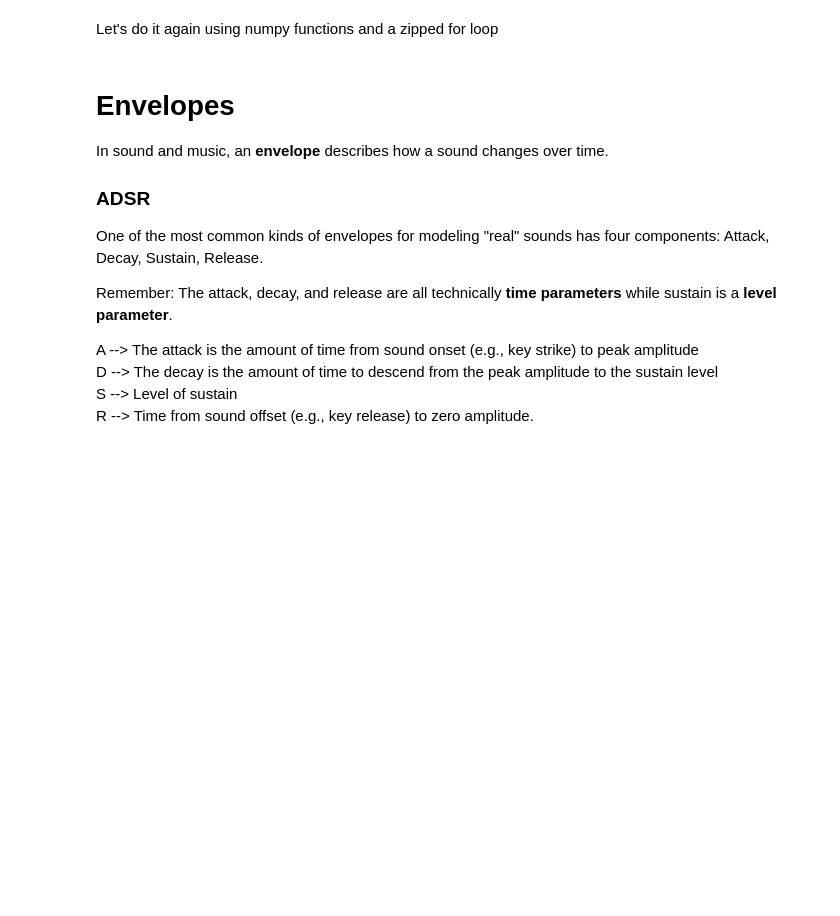
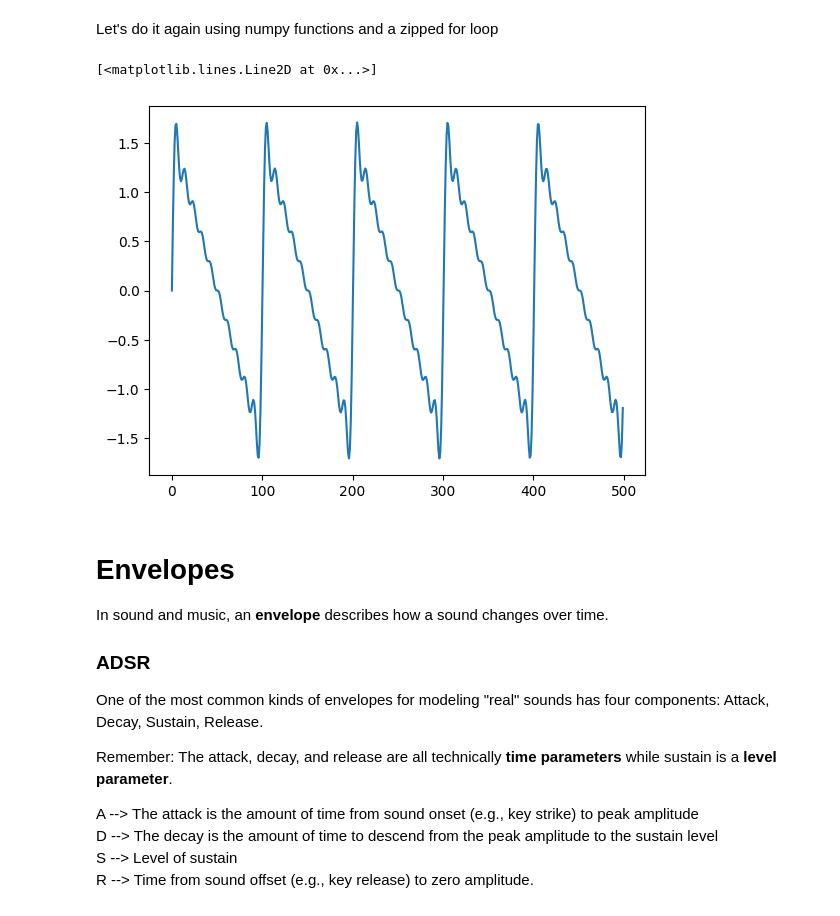
Before and after one commit to lgomez47/AudioTechII, a Jupyter notebook: Lectures-Blank/Lesson06_SynthesisInPython-Day1.ipynb, the cells around one changed output. Saved outputs shown, nothing was run; the diff lists cells and outputs as text; code cells hidden in the pictures; blank space fills up the shorter version.

```diff
--- a/Lectures-Blank/Lesson06_SynthesisInPython-Day1.ipynb
+++ b/Lectures-Blank/Lesson06_SynthesisInPython-Day1.ipynb
@@ -73,2 +149,23 @@ Let's build a saw another way using loops
+# %%
+# shorter way
+f0 = 440
+a0 = 1
+numHarm = 10 # num of partials, EX: 1000 looks like saw wave
+saw =  np.zeros(44100)# first initialize array that we will add to, make length
+for i in range(1, numHarm+1): # range has to start as 1!
+    saw += genSine(f0*i, A=1/i)
 # %% [markdown]
 Let's do it again using numpy functions and a zipped for loop
+# %%
+f0 = 440
+numHarm = 10
+mults = np.arange(1, numHarm+1) # multiplier for sin wave
+freqs = list(mults * f0)
+amps = list(a0/mults)
+
+saw = np.stack([genSine(f = f, A=a) for (f,a) in zip(freqs, amps)]) #zip loops 2 variables
+saw = np.sum(saw, axis=0)
+plt.plot(saw[:500])
+# %% [output]
+[<matplotlib.lines.Line2D at 0x...>]
+[figure, added]
```
Also changed, not shown: parts of 17 cells of this notebook.
